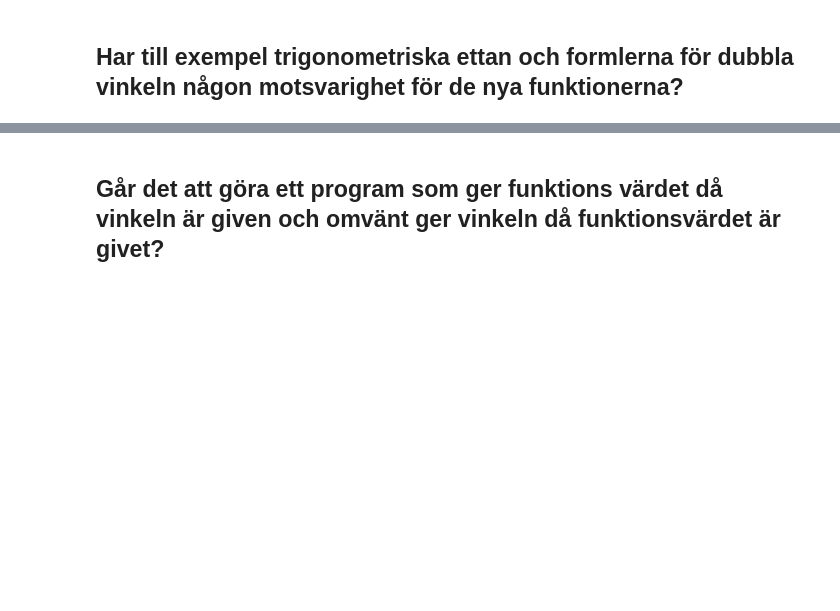
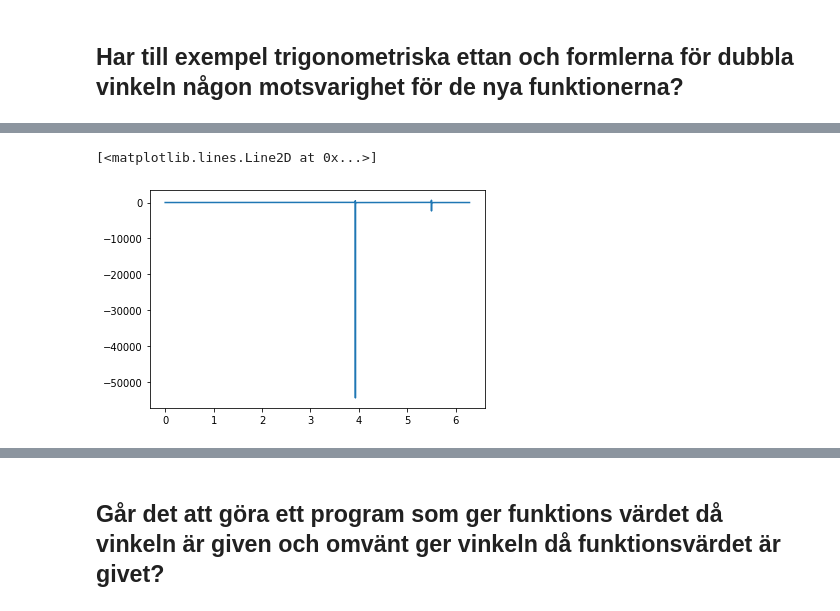
Before and after one commit to jollescott/sinus-kvadraticus, a Jupyter notebook: Sinus Kvadraticus.ipynb, the cells around one changed output, grey strips where cells are left out. Drawn from its saved outputs; the diff is of its cells as text; code cells hidden in the pictures; blank space fills up the shorter version.

```diff
--- a/Sinus Kvadraticus.ipynb
+++ b/Sinus Kvadraticus.ipynb
@@ -78,0 +100,5 @@ Båda funktionerna har en period på 360 grader (eller två pi).
+# %%
+plt.plot(x, y1)
+# %% [output]
+[<matplotlib.lines.Line2D at 0x...>]
+[figure, added]
```
Also changed, not shown: parts of 11 cells of this notebook.
